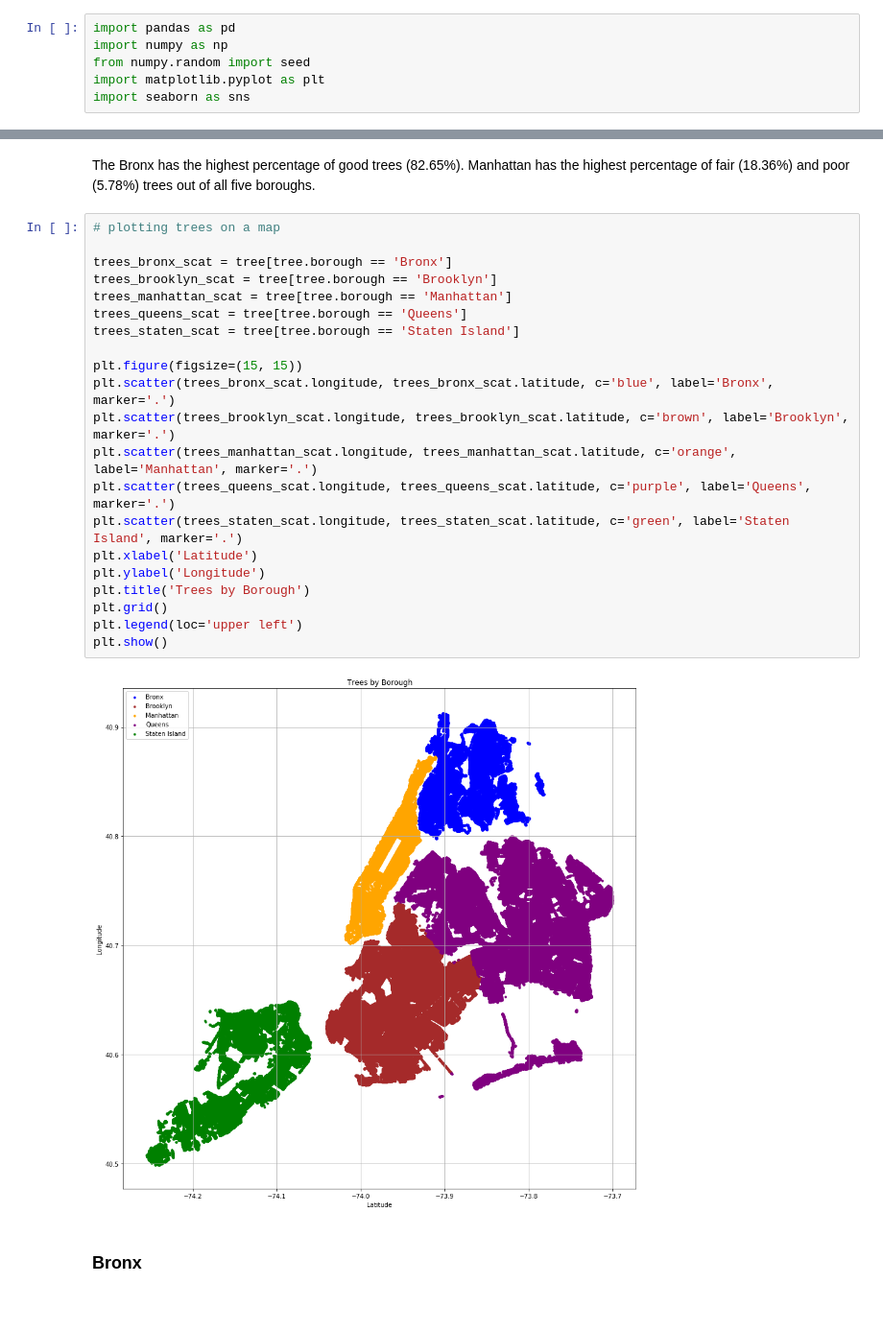
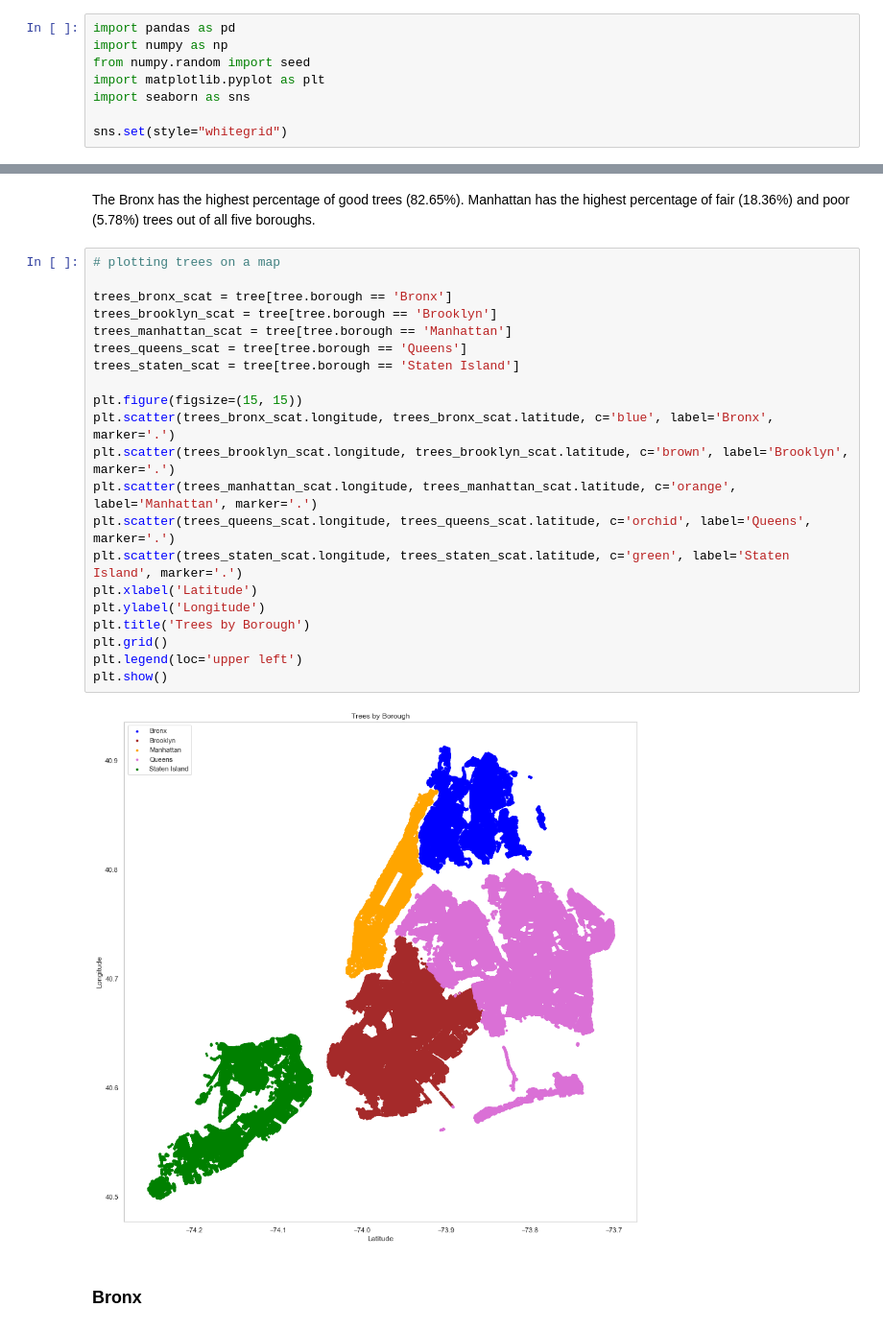
Before and after one commit to annasophiat/tree-health-census, a Jupyter notebook: tree_census_data_storytelling.ipynb, the cells around one changed output, grey strips where cells are left out. Shown at 96% size. Drawn from its saved outputs; the diff is of its cells as text.

```diff
--- a/tree_census_data_storytelling.ipynb
+++ b/tree_census_data_storytelling.ipynb
@@ -22,6 +22,8 @@ import numpy as np
 from numpy.random import seed
 import matplotlib.pyplot as plt
 import seaborn as sns
+
+sns.set(style="whitegrid")
 # %%
 data = pd.read_csv('tree_census_cleaned.csv', index_col=0) # import data
 tree = data # save a copy of data as tree
@@ -360,26 +358,26 @@ The Bronx has the highest percentage of good trees (82.65%). Manhattan has the h
 # %%
 # plotting trees on a map
 
 trees_bronx_scat = tree[tree.borough == 'Bronx']
 trees_brooklyn_scat = tree[tree.borough == 'Brooklyn']
 trees_manhattan_scat = tree[tree.borough == 'Manhattan']
 trees_queens_scat = tree[tree.borough == 'Queens']
 trees_staten_scat = tree[tree.borough == 'Staten Island']
 
 plt.figure(figsize=(15, 15))
 plt.scatter(trees_bronx_scat.longitude, trees_bronx_scat.latitude, c='blue', label='Bronx', marker='.')
 plt.scatter(trees_brooklyn_scat.longitude, trees_brooklyn_scat.latitude, c='brown', label='Brooklyn', marker='.')
 plt.scatter(trees_manhattan_scat.longitude, trees_manhattan_scat.latitude, c='orange', label='Manhattan', marker='.')
-plt.scatter(trees_queens_scat.longitude, trees_queens_scat.latitude, c='purple', label='Queens', marker='.')
+plt.scatter(trees_queens_scat.longitude, trees_queens_scat.latitude, c='orchid', label='Queens', marker='.')
 plt.scatter(trees_staten_scat.longitude, trees_staten_scat.latitude, c='green', label='Staten Island', marker='.')
 plt.xlabel('Latitude')
 plt.ylabel('Longitude')
 plt.title('Trees by Borough')
 plt.grid()
 plt.legend(loc='upper left')
 plt.show()
 # %% [output]
-[figure, old version]
+[figure, new version]
 # %% [markdown]
 ### Bronx
 # %%
```
Also changed, not shown: parts of 79 cells of this notebook.
